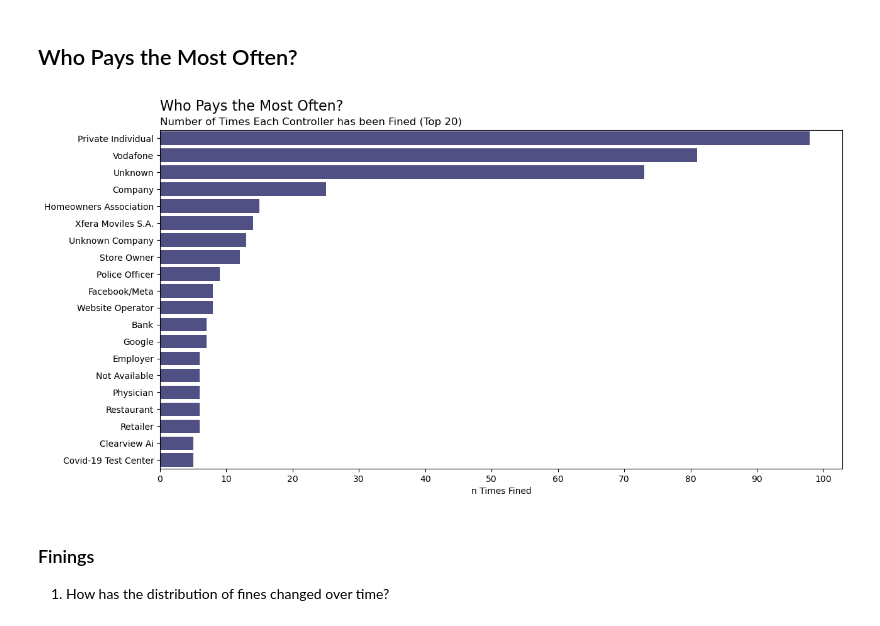
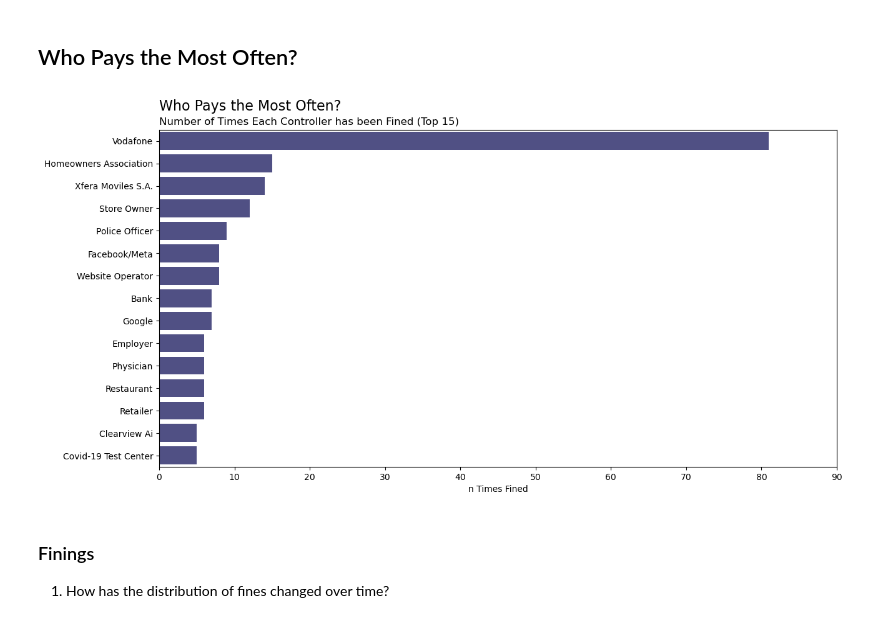
Before and after one commit to dc27/gdpr-fines-analysis, a Jupyter notebook: dev.ipynb, the cells around one changed output. Cells and saved outputs as stored; diff of their text form; code cells hidden in the pictures.

```diff
--- a/dev.ipynb
+++ b/dev.ipynb
@@ -12,3 +7,0 @@ import seaborn as sns
-# %%
-with open('data/scraped_fines.json', 'r', encoding='utf-8') as f:
-    all_fines = json.load(f)
@@ -102,29 +7,0 @@ Text(0.04256548148148149, 0.98, 'GDPR Fine Distributions (Log Scale)')
-# %%
-def strfind(series, term):
-    "shorthand"
-    return series.str.contains(term, case=False)
-
-fines_controller_gb = (
-    fines_nozero
-    .assign(
-        shortname = lambda x: np.select(
-            [strfind(x.controller, "Facebook"), strfind(x.controller, "Meta"), strfind(x.controller, "Amazon"), strfind(x.controller, "Google"),
-             strfind(x.controller, "Microsoft"), strfind(x.controller, "Vodafone"), strfind(x.controller, "WhatsApp"),
-             strfind(x.controller, "Clearview"), strfind(x.controller, "H&M"), strfind(x.controller, "Marriott")],
-            ["Facebook/Meta", "Facebook/Meta", "Amazon", "Google", "Microsoft", "Vodafone", "WhatsApp", "Clearview AI", "H&M", "Marriot"],
-            x.controller
-        )
-    )
-    .assign(shortname = lambda x: x.shortname.str.title().str.strip())
-    .groupby('shortname')
-)
-
-controller_counts = fines_controller_gb.size().to_frame(name='counts')
-controller_stats = (
-    controller_counts
-    .join(fines_controller_gb.agg({'price':'sum'}).rename(columns={'price':'total_price'}))
-    .join(fines_controller_gb.agg({'price':'mean'}).rename(columns={'price':'mean_price'}))
-    .reset_index()
-)
-
-controller_stats.sort_values('counts', ascending=False).head(3)
@@ -147,16 +8,19 @@ fig.suptitle(t="Who Pays the Most?", x=ax.get_position().get_points()[0][0], ha=
 # %% [markdown]
 ## Who Pays the Most Often?
 # %%
+DONT_INCLUDE = ["Private Individual", "Unknown", "Company", "Unknown Company", "Not Available"]
+
 fig, ax = plt.subplots(figsize=(14, 7))
 
-sns.barplot(y='shortname', x='counts', data=controller_stats.nlargest(n=20, columns='counts'), color='midnightblue', ax=ax, orient='h', alpha=0.8)
+sns.barplot(y='shortname', x='counts', data=controller_stats.query(f'~shortname.isin({DONT_INCLUDE})').nlargest(n=15, columns='counts'),
+            color='midnightblue', ax=ax, orient='h', alpha=0.8)
 
-ax.set(xlabel="n Times Fined", ylabel=None, xticks=range(0, controller_stats.counts.max()+10, 10))
+ax.set(xlabel="n Times Fined", ylabel=None, xticks=range(0, controller_stats.counts.max(), 10))
 ax.xaxis.set_major_formatter('{x:,.0f}')
-ax.set_title(label="Number of Times Each Controller has been Fined (Top 20)", loc="left", ha="left", size=12)
+ax.set_title(label="Number of Times Each Controller has been Fined (Top 15)", loc="left", ha="left", size=12)
 fig.suptitle(t="Who Pays the Most Often?", x=ax.get_position().get_points()[0][0], ha='left', fontsize=16, y=0.95);
 # %% [output]
-[figure, old version]
+[figure, new version]
 # %% [markdown]
 ### Finings
 
```
Also changed, not shown: parts of 12 cells of this notebook, 4 other files.
